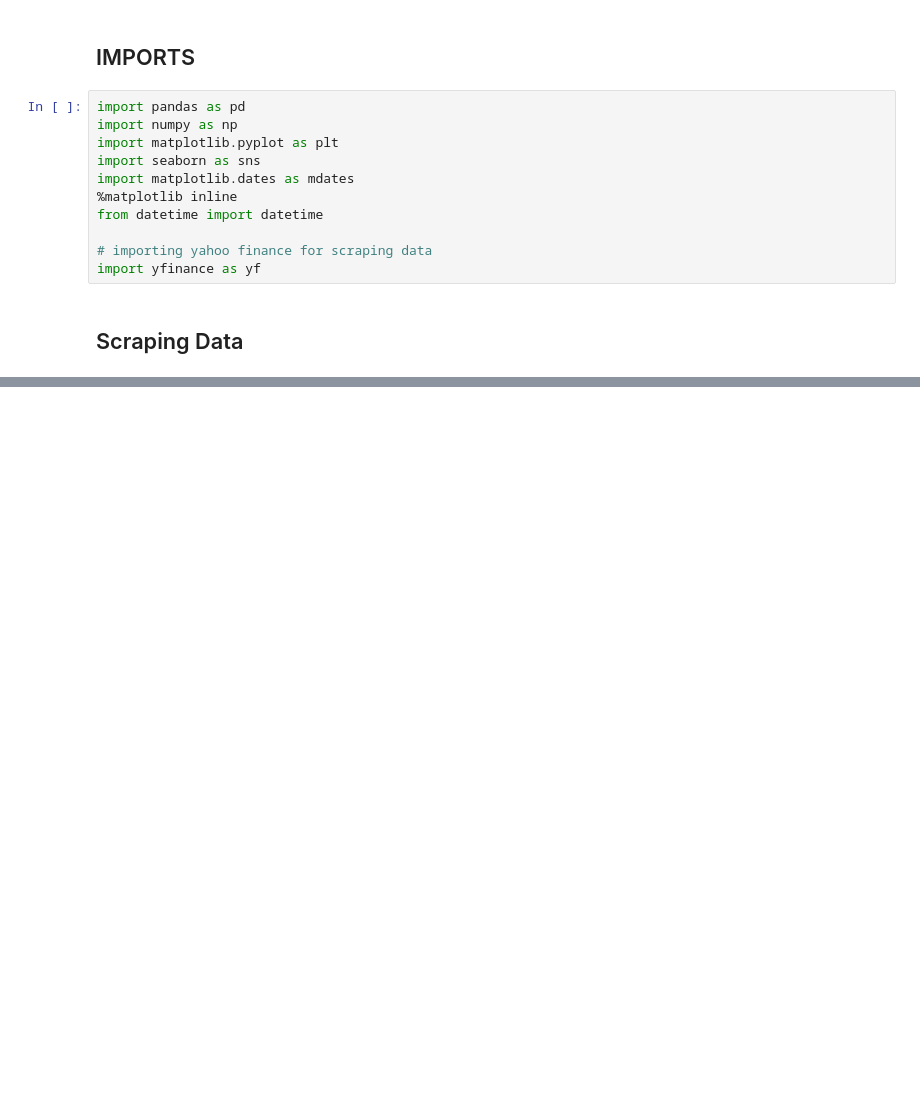
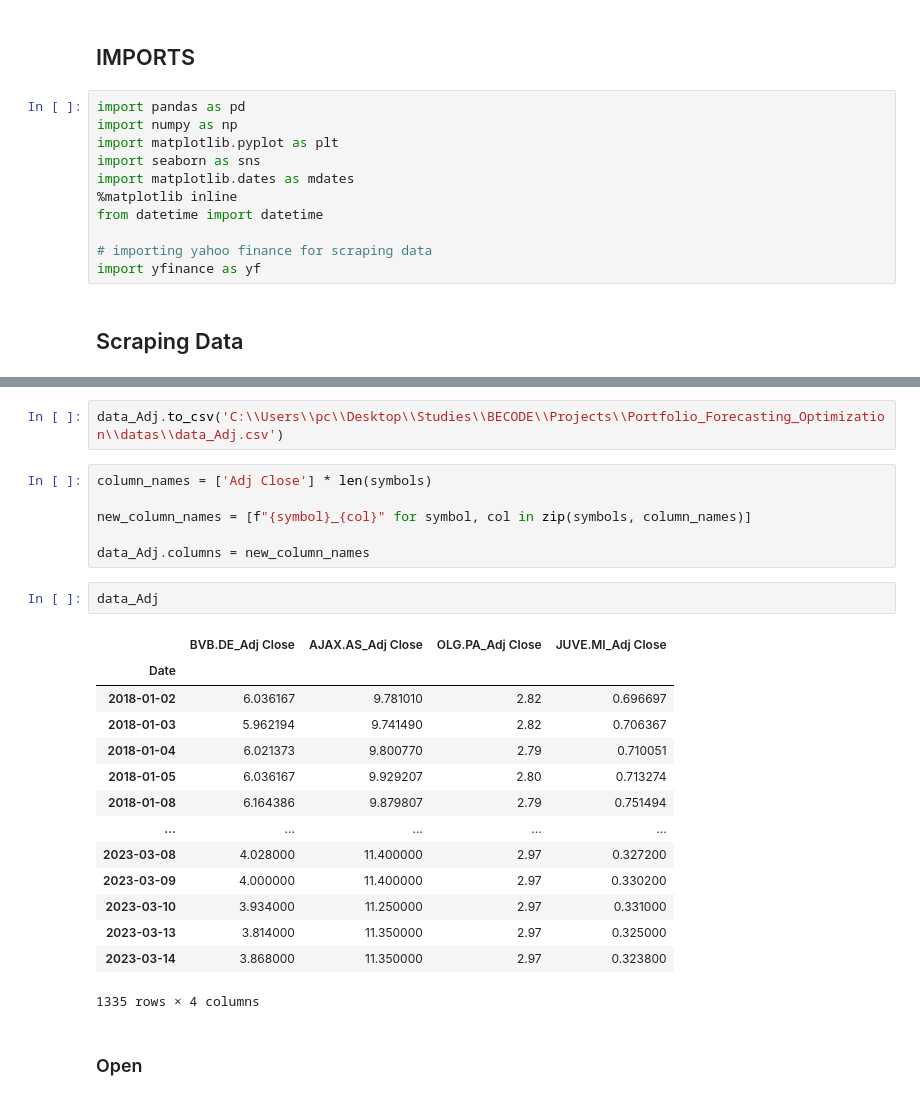
Before and after one commit to anilembel/Portfolio_Forecasting_Optimization, a Jupyter notebook: NoteBooks/Footballstocks analyses.ipynb, the cells around one changed output, grey strips where cells are left out. Saved outputs shown, nothing was run; the diff lists cells and outputs as text; blank space fills up the shorter version.

```diff
--- a/NoteBooks/Footballstocks analyses.ipynb
+++ b/NoteBooks/Footballstocks analyses.ipynb
@@ -117,0 +69,27 @@ df.setindex('Date', inplace=True)
+# %%
+data_Adj.to_csv('C:\\Users\\pc\\Desktop\\Studies\\BECODE\\Projects\\Portfolio_Forecasting_Optimization\\datas\\data_Adj.csv')
+# %%
+column_names = ['Adj Close'] * len(symbols)
+
+new_column_names = [f"{symbol}_{col}" for symbol, col in zip(symbols, column_names)]
+
+data_Adj.columns = new_column_names
+# %%
+data_Adj
+# %% [output]
+|  | BVB.DE_Adj Close | AJAX.AS_Adj Close | OLG.PA_Adj Close | JUVE.MI_Adj Close |
+| Date |  |  |  |  |
+| 2018-01-02 | 6.036167 | 9.781010 | 2.82 | 0.696697 |
+| 2018-01-03 | 5.962194 | 9.741490 | 2.82 | 0.706367 |
+| 2018-01-04 | 6.021373 | 9.800770 | 2.79 | 0.710051 |
+| 2018-01-05 | 6.036167 | 9.929207 | 2.80 | 0.713274 |
+| 2018-01-08 | 6.164386 | 9.879807 | 2.79 | 0.751494 |
+| ... | ... | ... | ... | ... |
+| 2023-03-08 | 4.028000 | 11.400000 | 2.97 | 0.327200 |
+| 2023-03-09 | 4.000000 | 11.400000 | 2.97 | 0.330200 |
+| 2023-03-10 | 3.934000 | 11.250000 | 2.97 | 0.331000 |
+| 2023-03-13 | 3.814000 | 11.350000 | 2.97 | 0.325000 |
+| 2023-03-14 | 3.868000 | 11.350000 | 2.97 | 0.323800 |
+1335 rows × 4 columns
+# %% [markdown]
+### Open
```
Also changed, not shown: parts of 46 cells of this notebook.
